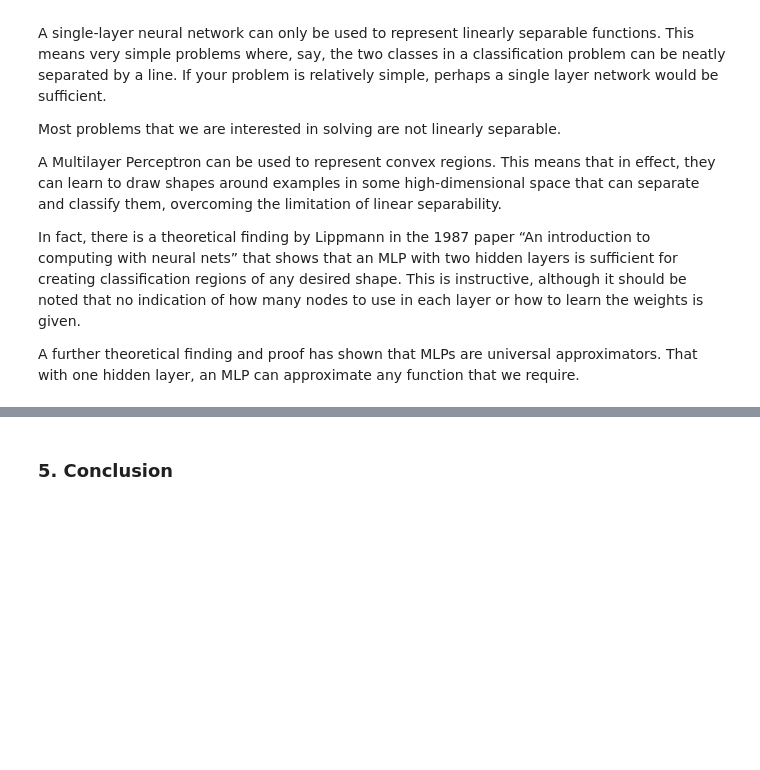
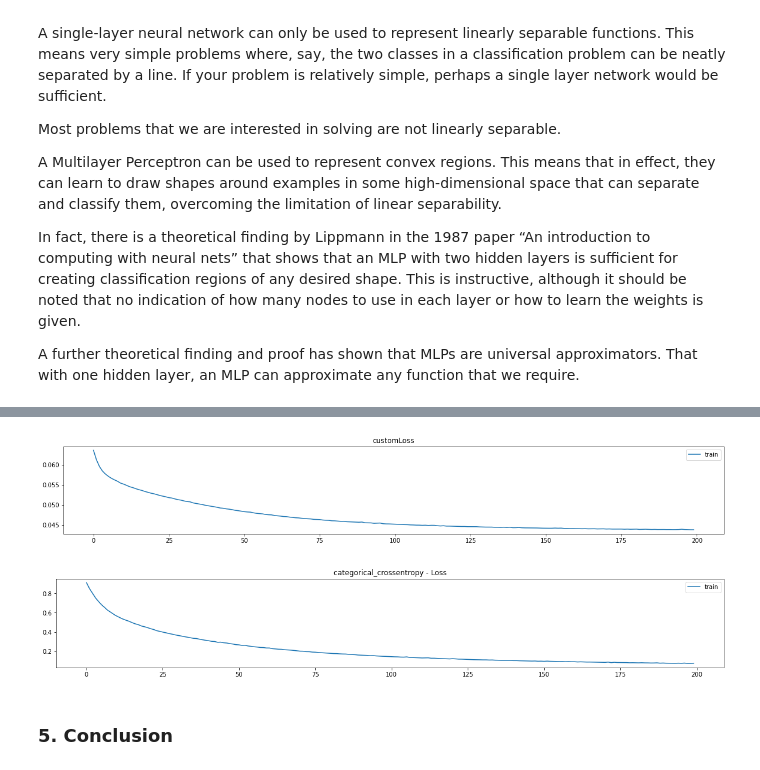
Before and after one commit to Nazgulion/ml-project-1, a Jupyter notebook: project_3.ipynb, the cells around one changed output, grey strips where cells are left out. Drawn from its saved outputs; the diff is of its cells as text; code cells hidden in the pictures; blank space fills up the shorter version.

```diff
--- a/project_3.ipynb
+++ b/project_3.ipynb
@@ -623,3 +635,44 @@ Best test accuracy: 0.9666666388511658
+# %%
+def customLoss(y_true, y_pred):
+    diff = math_ops.squared_difference(y_pred, y_true)
+    loss = K.mean(diff, axis=-1)
+    const = 0.042424242
+    loss = (loss / 10.0) + const
+    return loss
+
+model = Sequential()
+model.add(Dense(units=32, input_dim=4, activation='relu'))
+model.add(Dense(3,activation='softmax'))
+
+model.compile(loss=customLoss, optimizer='adam')
+history = model.fit(X_train, y_train, verbose=0, batch_size=15, epochs=200)
+train_acc = model.evaluate(X_train, y_train, verbose=0)
+test_acc = model.evaluate(X_test, y_test, verbose=0)
+
+plt.rcParams["figure.figsize"] = (20,6)
+plt.subplot(211)
+plt.title('customLoss')
+plt.plot(history.history['loss'], label='train')
+plt.legend()
+plt.show()
+
+#####
+model = Sequential()
+model.add(Dense(units=32, input_dim=4, activation='relu'))
+model.add(Dense(3,activation='softmax'))
+model.compile(loss='categorical_crossentropy', optimizer='adam', metrics=['accuracy'])
+
+history = model.fit(X_train, y_train, validation_data=(X_test, y_test), verbose=0, batch_size=15, epochs=200)
+train_acc = model.evaluate(X_train, y_train, verbose=0)
+plt.rcParams["figure.figsize"] = (20,6)
+plt.subplot(211)
+plt.title('categorical_crossentropy - Loss')
+plt.plot(history.history['loss'], label='train')
+plt.legend()
+plt.show()
+# %% [output]
+[figure, added]
+[figure, added]
 # %% [markdown]
 ### 5. Conclusion <a name="conclusion"/>
 # %% [markdown]
```
Also changed, not shown: parts of 3 cells of this notebook.
